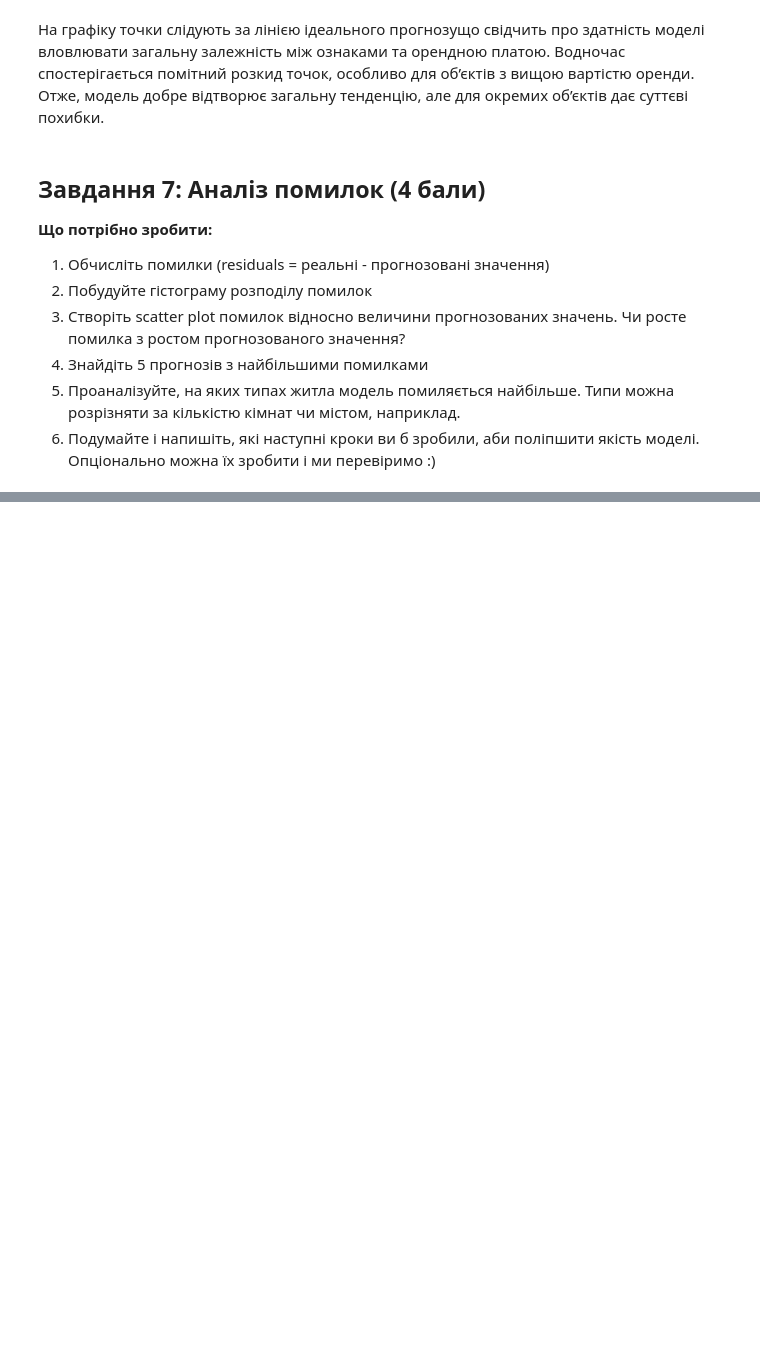
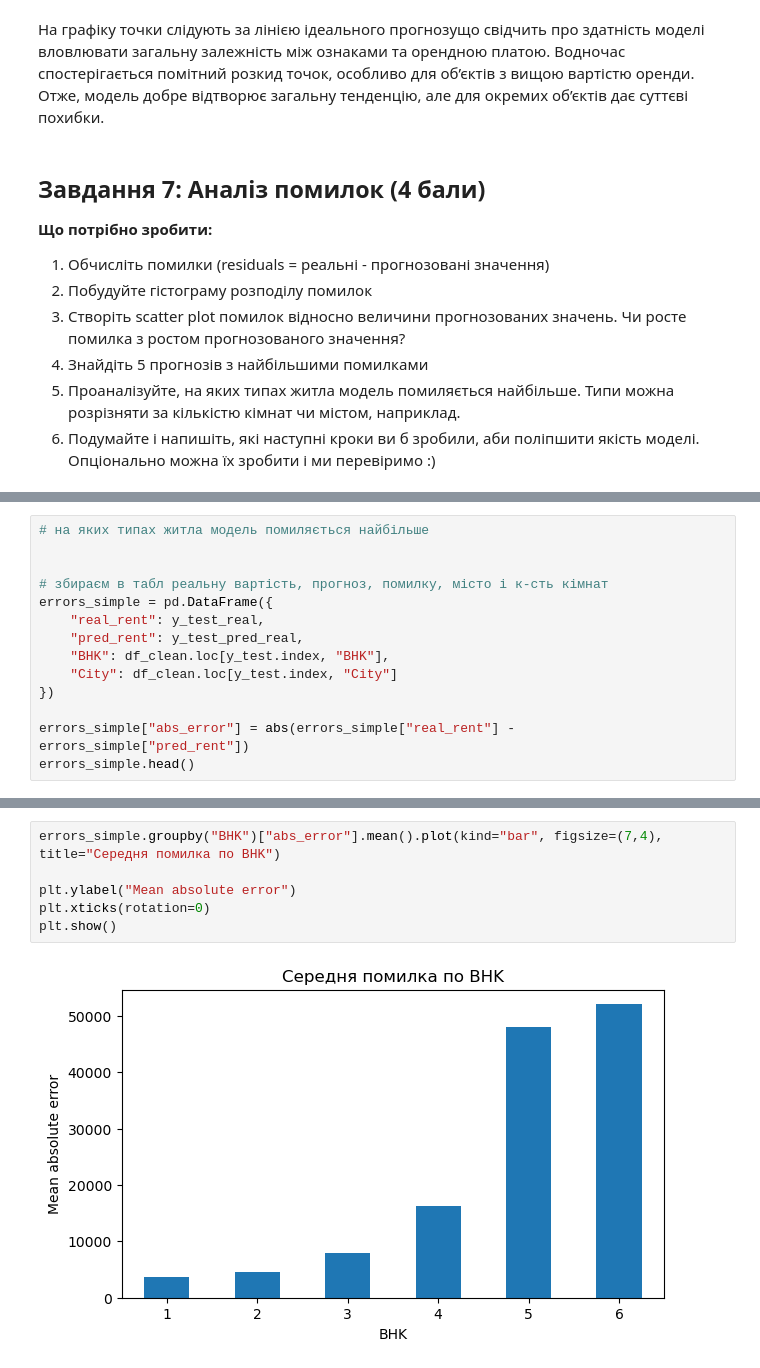
Before and after one commit to OlenaBabko/DataAnalytics_DataLovesAcademy, a Jupyter notebook: modul_16_Machine Learning Fundamentals for Data Analysts/hw/HW_16_1_Forecasting_housing_rent.ipynb, the cells around one changed output, grey strips where cells are left out. Drawn from its saved outputs; the diff is of its cells as text; blank space fills up the shorter version.

Commit message:
hw1 forecasting rent (task 7)

```diff
--- a/modul_16_Machine Learning Fundamentals for Data Analysts/hw/HW_16_1_Forecasting_housing_rent.ipynb
+++ b/modul_16_Machine Learning Fundamentals for Data Analysts/hw/HW_16_1_Forecasting_housing_rent.ipynb
@@ -751,0 +806,14 @@ fig.show()
+# %%
+# на яких типах житла модель помиляється найбільше
+
+
+# збираєм в табл реальну вартість, прогноз, помилку, місто і к-сть кімнат
+errors_simple = pd.DataFrame({
+    "real_rent": y_test_real,
+    "pred_rent": y_test_pred_real,
+    "BHK": df_clean.loc[y_test.index, "BHK"],
+    "City": df_clean.loc[y_test.index, "City"]
+})
+
+errors_simple["abs_error"] = abs(errors_simple["real_rent"] - errors_simple["pred_rent"])
+errors_simple.head()
@@ -751,0 +840,8 @@ fig.show()
+# %%
+errors_simple.groupby("BHK")["abs_error"].mean().plot(kind="bar", figsize=(7,4), title="Середня помилка по BHK")
+
+plt.ylabel("Mean absolute error")
+plt.xticks(rotation=0)
+plt.show()
+# %% [output]
+[figure, added]
```
Also changed, not shown: parts of 11 cells of this notebook.
